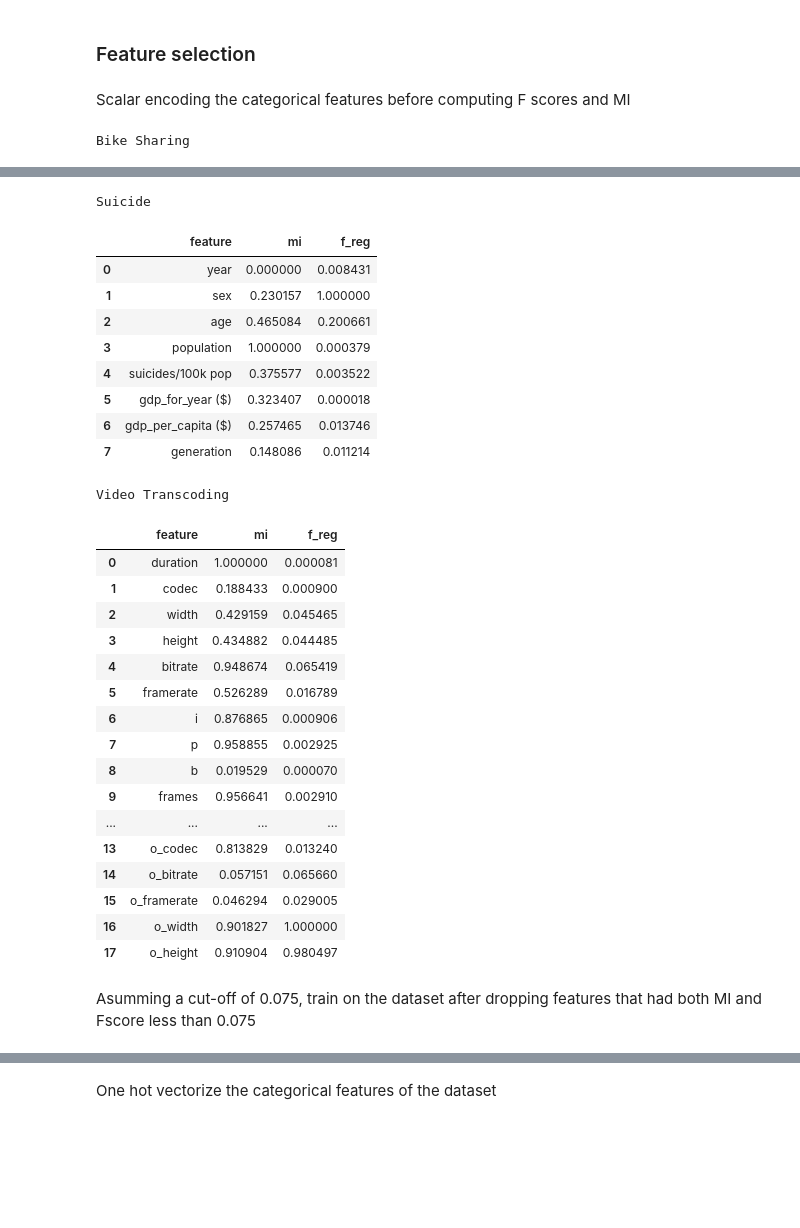
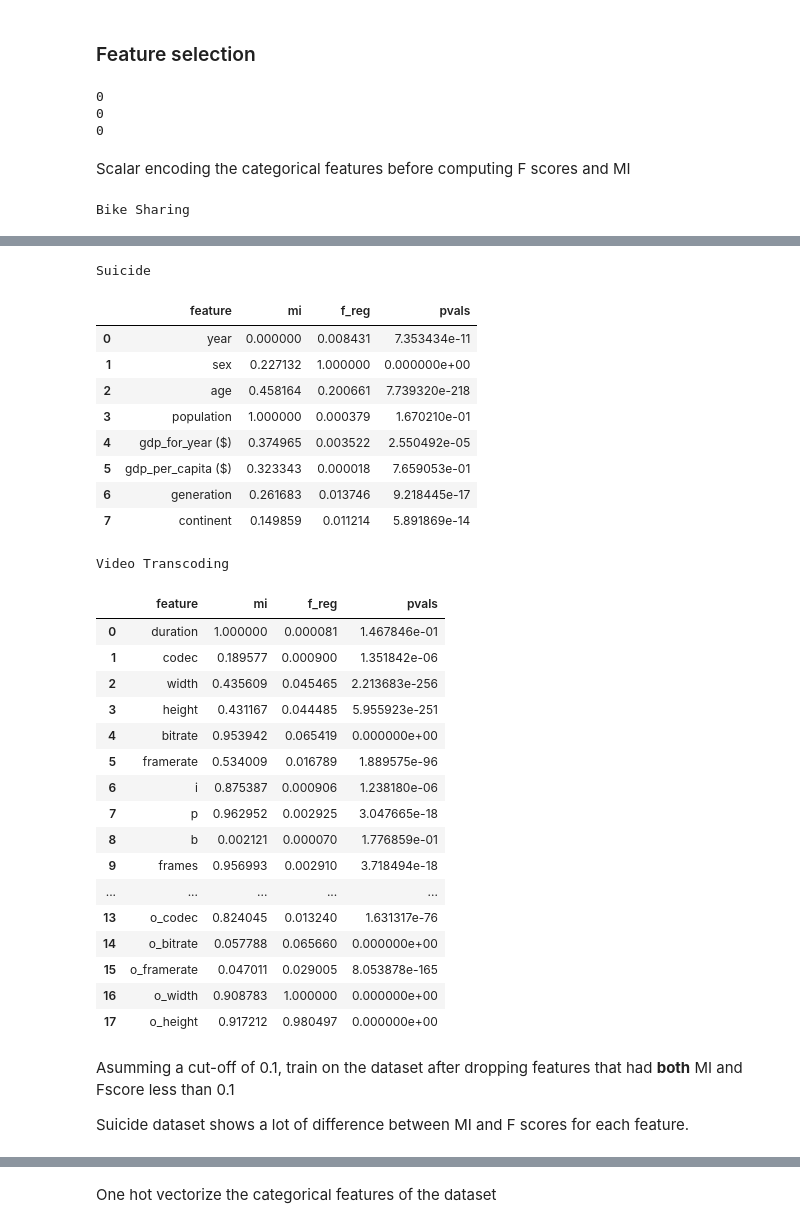
Before and after one commit to heboyuan/ECE219, a Jupyter notebook: Ganesha_Project4.ipynb, the cells around one changed output, grey strips where cells are left out. Cells and saved outputs as stored; diff of their text form; code cells hidden in the pictures; blank space fills up the shorter version.

```diff
--- a/Ganesha_Project4.ipynb
+++ b/Ganesha_Project4.ipynb
@@ -147,3 +149,10 @@ df_vid = df_vid.drop(columns=['umem'])
+# %%
+df_bik = pd.read_csv('C:\\Work\\UCLA\\Winter 2021\\219 Large Scale Data Mining Models and Algorithms\\Project_4\\Bike-Sharing-Dataset\\df_bik.csv')
+
+df_sui = pd.read_csv('C:\\Work\\UCLA\\Winter 2021\\219 Large Scale Data Mining Models and Algorithms\\Project_4\\archive\\df_sui.csv',keep_default_na=False)
+
+df_vid = pd.read_csv('C:\\Work\\UCLA\\Winter 2021\\219 Large Scale Data Mining Models and Algorithms\\Project_4\\online_video_dataset\\df_vid.csv')
+df_vid = df_vid.drop(columns=['umem'])
 # %%
 y_bik = 'cnt'
 y_sui = 'suicides/100k pop'
@@ -151,6 +160,8 @@ y_vid = 'utime'
 ys = [y_bik, y_sui, y_vid]
 # %%
 dfs = [df_bik, df_sui, df_vid]
+# %%
+datasets = ['Bike Sharing', 'Suicide', 'Video Transcoding']
 # %%
 cat_bik = ['season', 'yr', 'mnth', 'holiday', 'weekday', 'workingday', 'weathersit']
 cat_bik_mask = np.array([1,1,1,1,1,1,1,0,0,0,0])
@@ -211,3 +226,11 @@ from sklearn.model_selection import KFold
+# %%
+print(df_bik.isnull().sum().sum())
+print(df_sui.isnull().sum().sum())
+print(df_vid.isnull().sum().sum())
+# %% [output]
+0
+0
+0
 # %% [markdown]
 Scalar encoding the categorical features before computing F scores and MI
 # %%
@@ -240,11 +263,10 @@ for d, df, y, cmask in zip(datasets, dfs_enc, ys, cat_masks):
     mi /= np.max(mi)
 
     #fregression
-    f_test, _ = f_regression(X,y)
+    f_test, pvals= f_regression(X,y)
     f_test /= np.max(f_test)
 
-
-    df_f = pd.DataFrame(list(zip(df.columns, mi, f_test)), columns=['feature', 'mi','f_reg'])
+    df_f = pd.DataFrame(list(zip(X.columns, mi, f_test, pvals)), columns=['feature', 'mi','f_reg','pvals'])
 
     results[d] = df_f
 
@@ -266,30 +288,32 @@ Bike Sharing
 Suicide
-|  | feature | mi | f_reg |
-| 0 | year | 0.000000 | 0.008431 |
-| 1 | sex | 0.230157 | 1.000000 |
-| 2 | age | 0.465084 | 0.200661 |
-| 3 | population | 1.000000 | 0.000379 |
-| 4 | suicides/100k pop | 0.375577 | 0.003522 |
-| 5 | gdp_for_year ($) | 0.323407 | 0.000018 |
-| 6 | gdp_per_capita ($) | 0.257465 | 0.013746 |
-| 7 | generation | 0.148086 | 0.011214 |
+|  | feature | mi | f_reg | pvals |
+| 0 | year | 0.000000 | 0.008431 | 7.353434e-11 |
+| 1 | sex | 0.227132 | 1.000000 | 0.000000e+00 |
+| 2 | age | 0.458164 | 0.200661 | 7.739320e-218 |
+| 3 | population | 1.000000 | 0.000379 | 1.670210e-01 |
+| 4 | gdp_for_year ($) | 0.374965 | 0.003522 | 2.550492e-05 |
+| 5 | gdp_per_capita ($) | 0.323343 | 0.000018 | 7.659053e-01 |
+| 6 | generation | 0.261683 | 0.013746 | 9.218445e-17 |
+| 7 | continent | 0.149859 | 0.011214 | 5.891869e-14 |
 Video Transcoding
-|  | feature | mi | f_reg |
-| 0 | duration | 1.000000 | 0.000081 |
-| 1 | codec | 0.188433 | 0.000900 |
-| 2 | width | 0.429159 | 0.045465 |
-| 3 | height | 0.434882 | 0.044485 |
-| 4 | bitrate | 0.948674 | 0.065419 |
-| 5 | framerate | 0.526289 | 0.016789 |
-| 6 | i | 0.876865 | 0.000906 |
-| 7 | p | 0.958855 | 0.002925 |
-| 8 | b | 0.019529 | 0.000070 |
-| 9 | frames | 0.956641 | 0.002910 |
-| ... | ... | ... | ... |
-| 13 | o_codec | 0.813829 | 0.013240 |
-| 14 | o_bitrate | 0.057151 | 0.065660 |
-| 15 | o_framerate | 0.046294 | 0.029005 |
-| 16 | o_width | 0.901827 | 1.000000 |
-| 17 | o_height | 0.910904 | 0.980497 |
+|  | feature | mi | f_reg | pvals |
+| 0 | duration | 1.000000 | 0.000081 | 1.467846e-01 |
+| 1 | codec | 0.189577 | 0.000900 | 1.351842e-06 |
+| 2 | width | 0.435609 | 0.045465 | 2.213683e-256 |
+| 3 | height | 0.431167 | 0.044485 | 5.955923e-251 |
+| 4 | bitrate | 0.953942 | 0.065419 | 0.000000e+00 |
+| 5 | framerate | 0.534009 | 0.016789 | 1.889575e-96 |
+| 6 | i | 0.875387 | 0.000906 | 1.238180e-06 |
+| 7 | p | 0.962952 | 0.002925 | 3.047665e-18 |
+| 8 | b | 0.002121 | 0.000070 | 1.776859e-01 |
+| 9 | frames | 0.956993 | 0.002910 | 3.718494e-18 |
+| ... | ... | ... | ... | ... |
+| 13 | o_codec | 0.824045 | 0.013240 | 1.631317e-76 |
+| 14 | o_bitrate | 0.057788 | 0.065660 | 0.000000e+00 |
+| 15 | o_framerate | 0.047011 | 0.029005 | 8.053878e-165 |
+| 16 | o_width | 0.908783 | 1.000000 | 0.000000e+00 |
+| 17 | o_height | 0.917212 | 0.980497 | 0.000000e+00 |
 # %% [markdown]
-Asumming a cut-off of 0.075, train on the dataset after dropping features that had both MI and Fscore less than 0.075
+Asumming a cut-off of 0.1, train on the dataset after dropping features that had **both** MI and Fscore less than 0.1
+
+Suicide dataset shows a lot of difference between MI and F scores for each feature.
```
Also changed, not shown: parts of 76 cells of this notebook.
